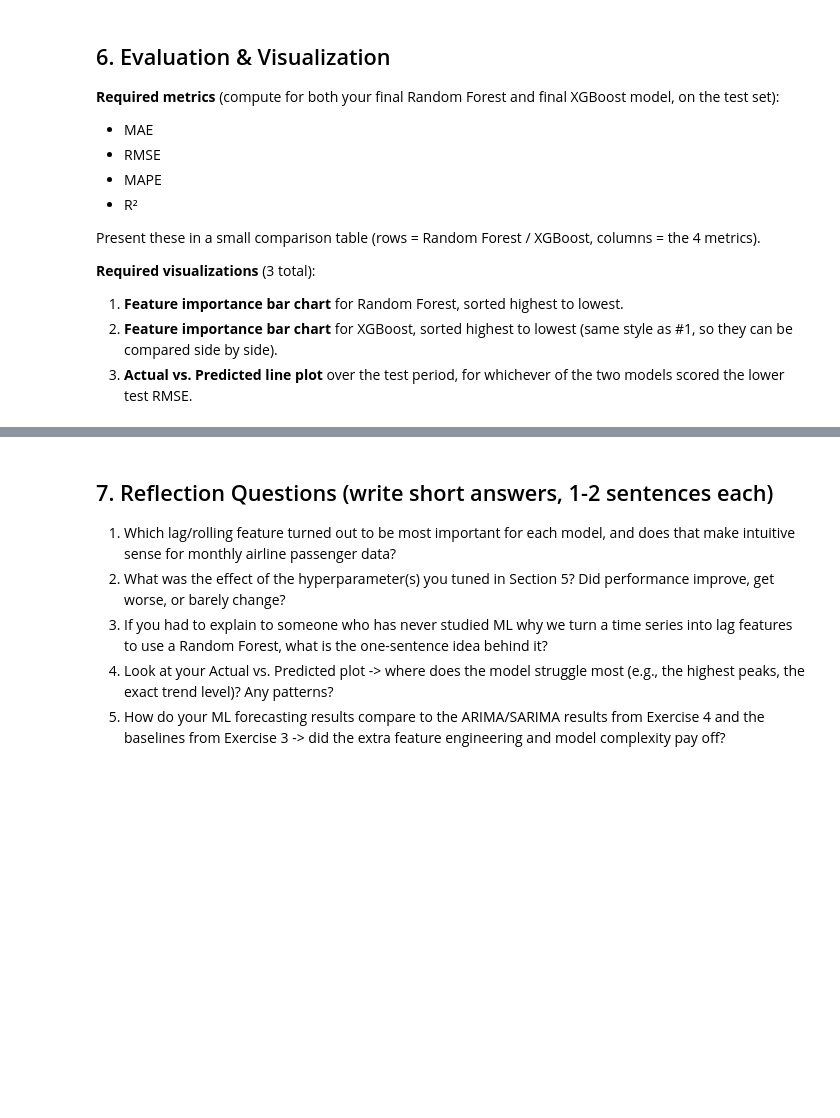
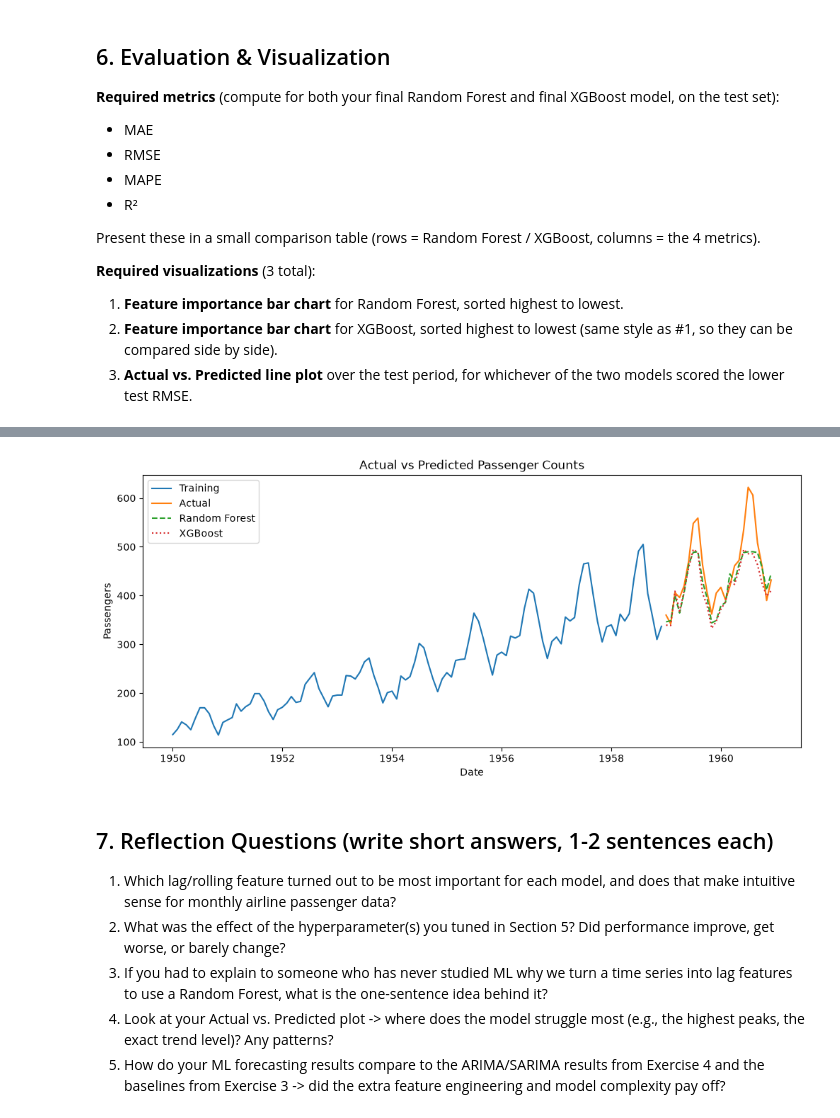
Before and after one commit to fredizenn/Statistics-and-Machine-Learning, a Jupyter notebook: Week-4/Lab-Assignments/05_TimeSeries_ML_Forecasting.ipynb, the cells around one changed output, grey strips where cells are left out. Drawn from its saved outputs; the diff is of its cells as text; code cells hidden in the pictures; blank space fills up the shorter version.

```diff
--- a/Week-4/Lab-Assignments/05_TimeSeries_ML_Forecasting.ipynb
+++ b/Week-4/Lab-Assignments/05_TimeSeries_ML_Forecasting.ipynb
@@ -93,3 +355,19 @@ Present these in a small comparison table (rows = Random Forest / XGBoost, colum
+# %%
+plt.figure(figsize=(12,5))
+
+plt.plot(y_train.index, y_train, label="Training")
+plt.plot(y_test.index, y_test, label="Actual")
+plt.plot(y_test.index, rf_pred, "--", label="Random Forest")
+plt.plot(y_test.index, xgb_pred, ":", label="XGBoost")
+
+plt.title("Actual vs Predicted Passenger Counts")
+plt.xlabel("Date")
+plt.ylabel("Passengers")
+plt.legend()
+
+plt.show()
+# %% [output]
+[figure, added]
 # %% [markdown]
 ## 7. Reflection Questions (write short answers, 1-2 sentences each)
 
```
Also changed, not shown: parts of 13 cells of this notebook.
